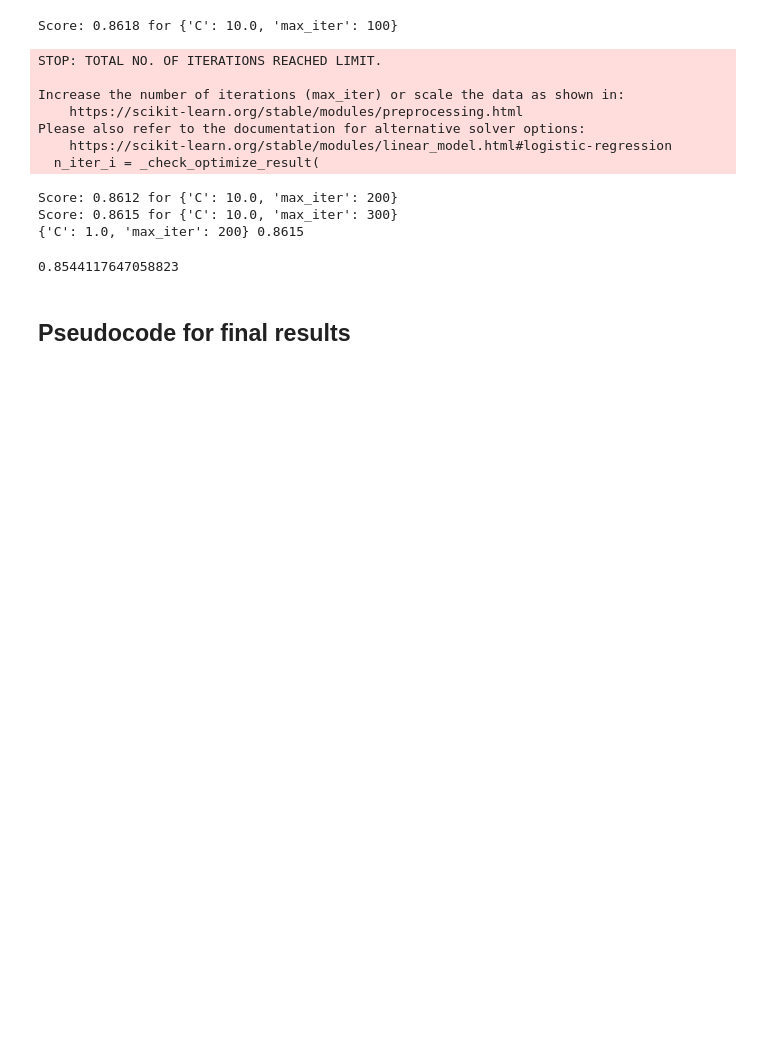
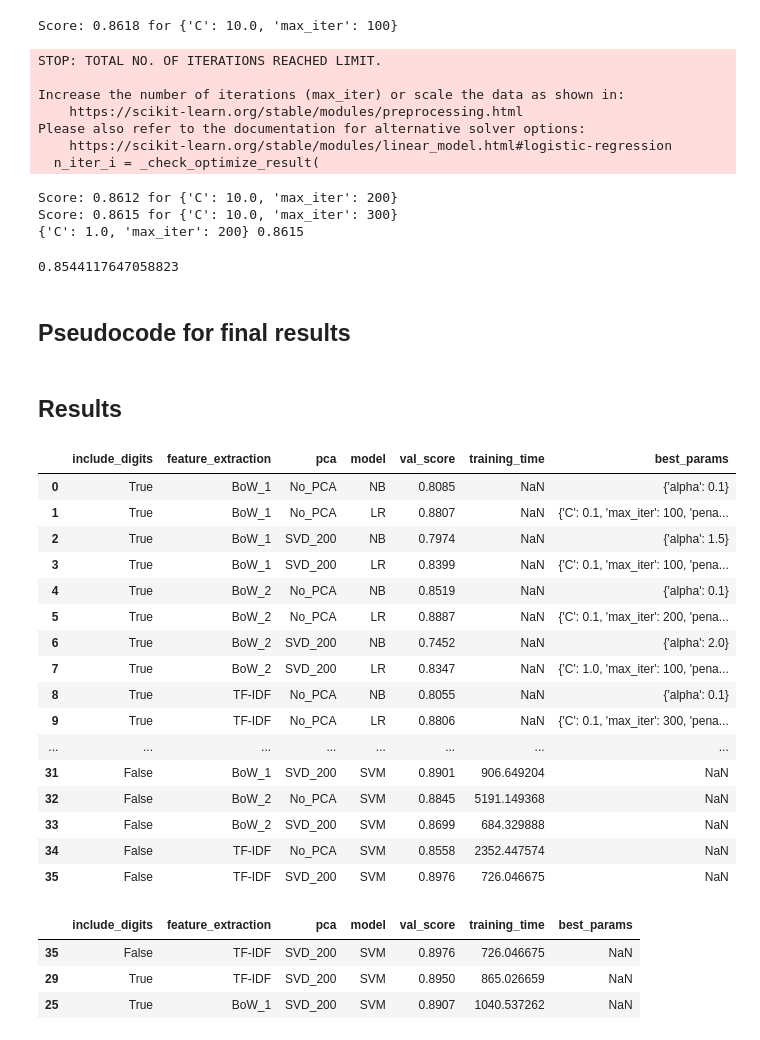
Before and after one commit to franciscopana/M.IA_Natural-Language-Processing, a Jupyter notebook: main.ipynb, the cells around one changed output. Saved outputs shown, nothing was run; the diff lists cells and outputs as text; code cells hidden in the pictures; blank space fills up the shorter version.

Commit message:
results for SVM are ready

```diff
--- a/main.ipynb
+++ b/main.ipynb
@@ -686,3 +687,35 @@ for include_digit in include_digits:
 
 # get the loop structure with best val_acc
 # test in the test set and get test_acc
+# %% [markdown]
+## Results
+# %%
+results = pd.read_csv("results.csv")
+results
+# %% [output]
+|  | include_digits | feature_extraction | pca | model | val_score | training_time | best_params |
+| 0 | True | BoW_1 | No_PCA | NB | 0.8085 | NaN | {'alpha': 0.1} |
+| 1 | True | BoW_1 | No_PCA | LR | 0.8807 | NaN | {'C': 0.1, 'max_iter': 100, 'pena... |
+| 2 | True | BoW_1 | SVD_200 | NB | 0.7974 | NaN | {'alpha': 1.5} |
+| 3 | True | BoW_1 | SVD_200 | LR | 0.8399 | NaN | {'C': 0.1, 'max_iter': 100, 'pena... |
+| 4 | True | BoW_2 | No_PCA | NB | 0.8519 | NaN | {'alpha': 0.1} |
+| 5 | True | BoW_2 | No_PCA | LR | 0.8887 | NaN | {'C': 0.1, 'max_iter': 200, 'pena... |
+| 6 | True | BoW_2 | SVD_200 | NB | 0.7452 | NaN | {'alpha': 2.0} |
+| 7 | True | BoW_2 | SVD_200 | LR | 0.8347 | NaN | {'C': 1.0, 'max_iter': 100, 'pena... |
+| 8 | True | TF-IDF | No_PCA | NB | 0.8055 | NaN | {'alpha': 0.1} |
+| 9 | True | TF-IDF | No_PCA | LR | 0.8806 | NaN | {'C': 0.1, 'max_iter': 300, 'pena... |
+| ... | ... | ... | ... | ... | ... | ... | ... |
+| 31 | False | BoW_1 | SVD_200 | SVM | 0.8901 | 906.649204 | NaN |
+| 32 | False | BoW_2 | No_PCA | SVM | 0.8845 | 5191.149368 | NaN |
+| 33 | False | BoW_2 | SVD_200 | SVM | 0.8699 | 684.329888 | NaN |
+| 34 | False | TF-IDF | No_PCA | SVM | 0.8558 | 2352.447574 | NaN |
+| 35 | False | TF-IDF | SVD_200 | SVM | 0.8976 | 726.046675 | NaN |
+# %%
+# columns are: include_digits,feature_extraction,pca,model,val_score,training_time,best_params
+# print 3 rows with highest val_score
+results.nlargest(3, 'val_score')
+# %% [output]
+|  | include_digits | feature_extraction | pca | model | val_score | training_time | best_params |
+| 35 | False | TF-IDF | SVD_200 | SVM | 0.8976 | 726.046675 | NaN |
+| 29 | True | TF-IDF | SVD_200 | SVM | 0.8950 | 865.026659 | NaN |
+| 25 | True | BoW_1 | SVD_200 | SVM | 0.8907 | 1040.537262 | NaN |
```
Also changed, not shown: parts of 2 cells of this notebook, 5 other files.
